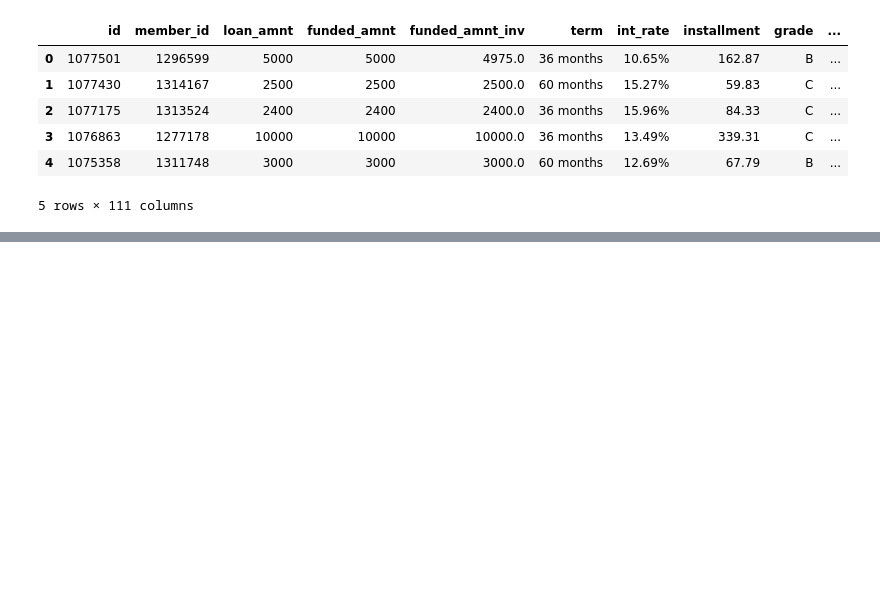
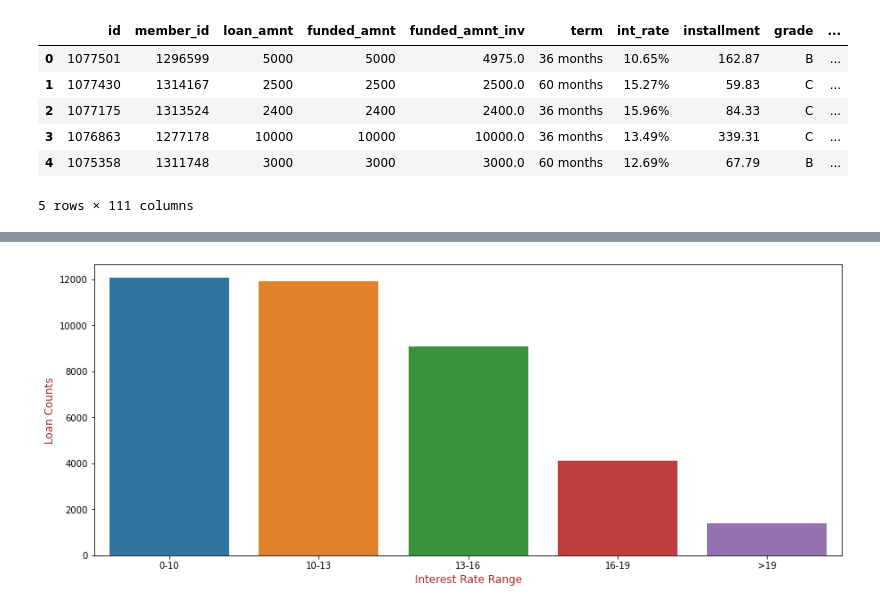
Before and after one commit to bappa-2000/LendingClubCaseStudy, a Jupyter notebook: Sanjay_Saini.ipynb, the cells around one changed output, grey strips where cells are left out. Cells and saved outputs as stored; diff of their text form; code cells hidden in the pictures; blank space fills up the shorter version.

```diff
--- a/Sanjay_Saini.ipynb
+++ b/Sanjay_Saini.ipynb
@@ -133,0 +350,10 @@ RejectStats.head()
+# %%
+#Univeriate analysis for Interest Rate Ranges
+plt.figure(figsize=[15,6])
+sns.countplot(x = 'int_rate_category', data=loan_all,
+              order = ["0-10","10-13","13-16","16-19",">19"])
+plt.xlabel("Interest Rate Range", fontdict={'fontsize': 12, 'fontweight' : 5, 'color' : 'Brown'})
+plt.ylabel("Loan Counts", fontdict={'fontsize': 12, 'fontweight' : 5, 'color' : 'Brown'} )
+plt.show()
+# %% [output]
+[figure, added]
```
Also changed, not shown: parts of 47 cells of this notebook, 1 other file.
